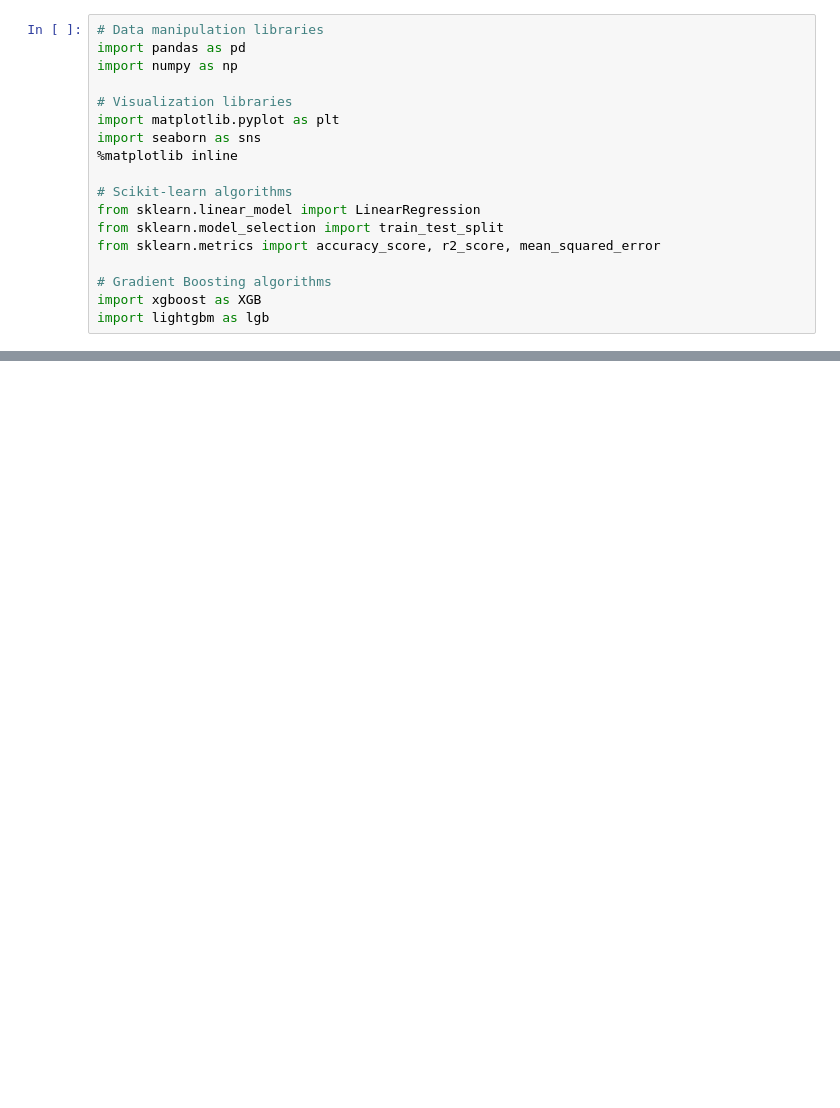
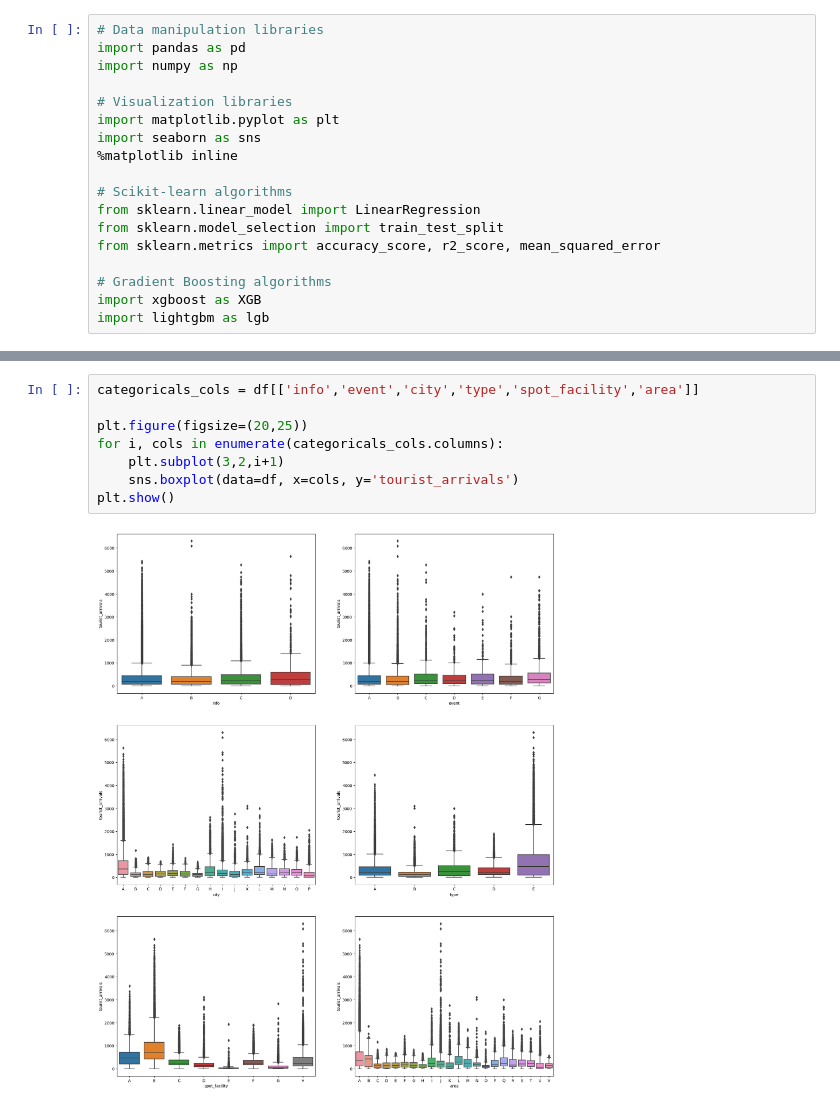
Before and after one commit to derak-isaack/tourist_prediction, a Jupyter notebook: tourist.ipynb, the cells around one changed output, grey strips where cells are left out. Saved outputs shown, nothing was run; the diff lists cells and outputs as text; blank space fills up the shorter version.

```diff
--- a/tourist.ipynb
+++ b/tourist.ipynb
@@ -55,0 +165,10 @@ df.head()
+# %%
+categoricals_cols = df[['info','event','city','type','spot_facility','area']]
+
+plt.figure(figsize=(20,25))
+for i, cols in enumerate(categoricals_cols.columns):
+    plt.subplot(3,2,i+1)
+    sns.boxplot(data=df, x=cols, y='tourist_arrivals')
+plt.show()
+# %% [output]
+[figure, added]
```
Also changed, not shown: parts of 29 cells of this notebook.
